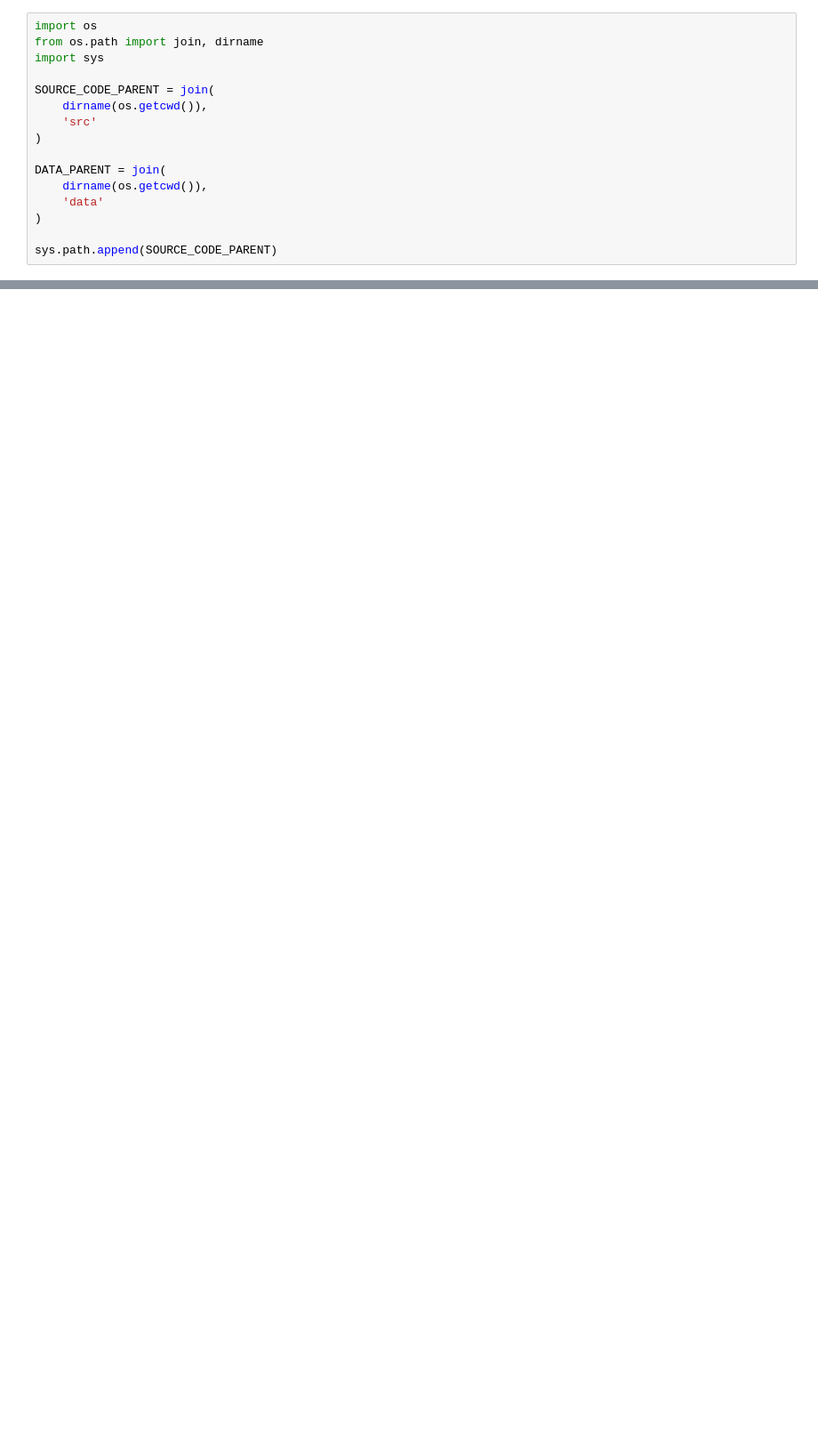
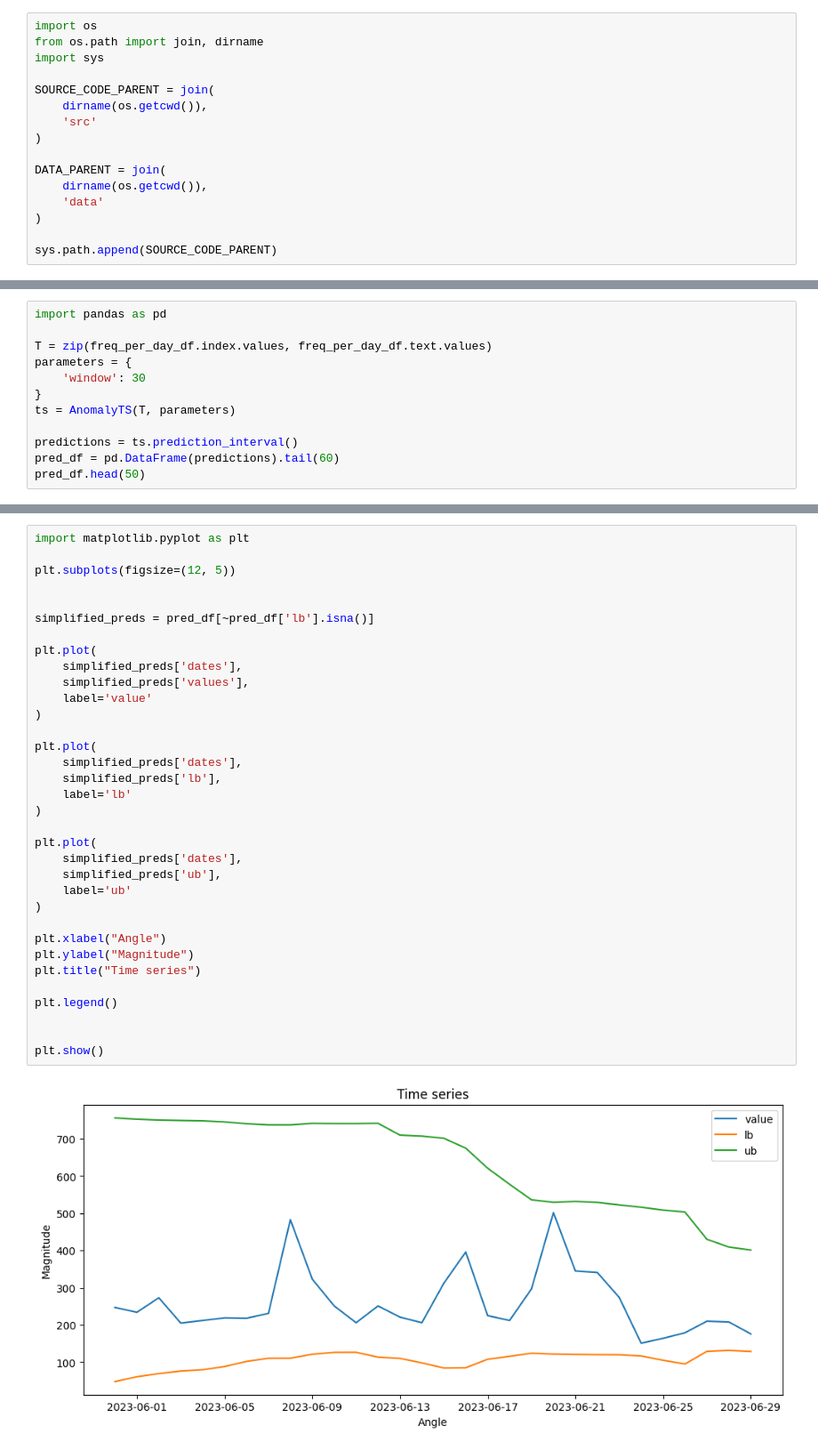
Before and after one commit to thesocialcoin/ds-Alerts, a Jupyter notebook: notebooks/inmigration.ipynb, the cells around one changed output, grey strips where cells are left out. Shown: that part at 89% size. Saved outputs shown, nothing was run; the diff lists cells and outputs as text; blank space fills up the shorter version.

```diff
--- a/notebooks/inmigration.ipynb
+++ b/notebooks/inmigration.ipynb
@@ -41,0 +89,12 @@ df.head()
+# %%
+import pandas as pd
+
+T = zip(freq_per_day_df.index.values, freq_per_day_df.text.values)
+parameters = {
+    'window': 30
+}
+ts = AnomalyTS(T, parameters)
+
+predictions = ts.prediction_interval()
+pred_df = pd.DataFrame(predictions).tail(60)
+pred_df.head(50)
@@ -41,0 +119,36 @@ df.head()
+# %%
+import matplotlib.pyplot as plt
+
+plt.subplots(figsize=(12, 5))
+
+
+simplified_preds = pred_df[~pred_df['lb'].isna()]
+
+plt.plot(
+    simplified_preds['dates'],
+    simplified_preds['values'],
+    label='value'
+)
+
+plt.plot(
+    simplified_preds['dates'],
+    simplified_preds['lb'],
+    label='lb'
+)
+
+plt.plot(
+    simplified_preds['dates'],
+    simplified_preds['ub'],
+    label='ub'
+)
+
+plt.xlabel("Angle")
+plt.ylabel("Magnitude")
+plt.title("Time series")
+
+plt.legend()
+
+
+plt.show()
+# %% [output]
+[figure, added]
```
Also changed, not shown: parts of 7 cells of this notebook, 3 other files.
